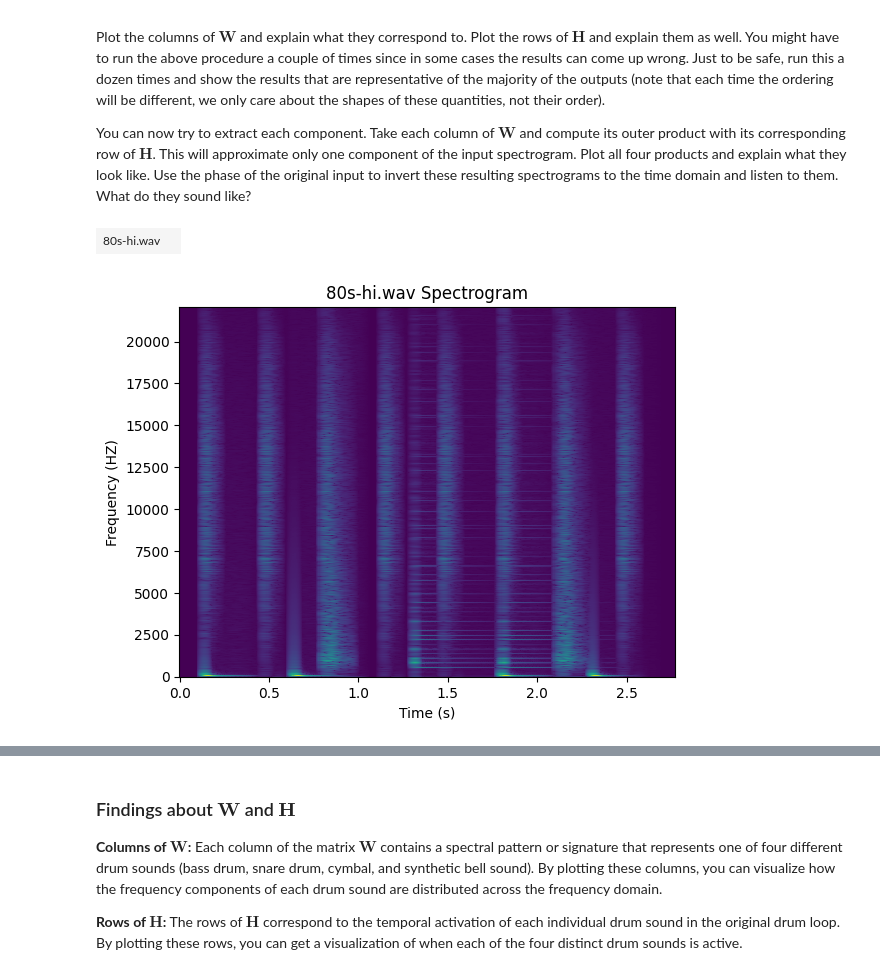
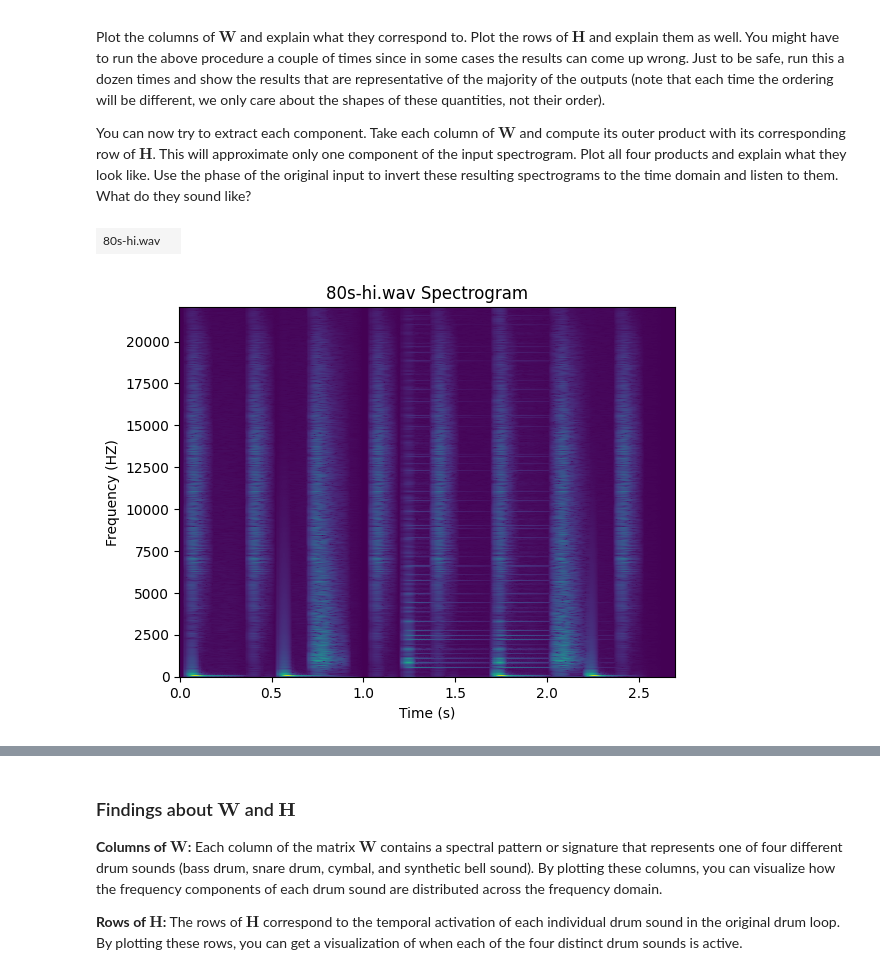
Before and after one commit to aditk3/CS448-Labs, a Jupyter notebook: Lab 10/Lab 10 - Spectral Factorizations.ipynb, the cells around one changed output, grey strips where cells are left out. Drawn from its saved outputs; the diff is of its cells as text; code cells hidden in the pictures.

```diff
--- a/Lab 10/Lab 10 - Spectral Factorizations.ipynb
+++ b/Lab 10/Lab 10 - Spectral Factorizations.ipynb
@@ -66,27 +76,24 @@ def stft(input_sound, dft_size, hop_size, zero_pad, window):
     frames = np.array(frames, dtype=float)
 
     # Compute the DFT of each frame
-    dft_frames = np.fft.rfft(frames, dft_size + zero_pad)
+    dft_frames = rfft(frames, dft_size + zero_pad)
     return dft_frames
 
 
 # ISTFT from Lab 1
 def istft(input_sound, dft_size, hop_size, zero_pad, window):
+    # Calculate the length of the output signal
     signal_length = hop_size * (len(input_sound) - 1) + dft_size + zero_pad
     signal = np.zeros(signal_length, dtype=complex)
 
+    # Iterate over the input_sound rows
     for idx, row in enumerate(input_sound):
+        # Compute the inverse real FFT and apply the window function
         frame = np.multiply(irfft(row, dft_size + zero_pad)[:dft_size], window)
+        # Add the frame to the output signal
         signal[idx * hop_size:idx * hop_size + dft_size] += frame
 
     return signal
-
-
-# STFT Parameters
-DFT_SIZE = 4096
-HOP_SIZE = 256
-ZERO_PAD = 0
-WINDOW = np.hanning(DFT_SIZE)
 # %% [markdown]
 ## Part 1. Learning Spectral Components
 # %% [markdown]
@@ -109,20 +116,33 @@ Plot the columns of $\mathbf{W}$ and explain what they correspond to. Plot the r
 
 You can now try to extract each component. Take each column of $\mathbf{W}$ and compute its outer product with its corresponding row of $\mathbf{H}$. This will approximate only one component of the input spectrogram. Plot all four products and explain what they look like. Use the phase of the original input to invert these resulting spectrograms to the time domain and listen to them. What do they sound like?
 # %%
+# STFT Parameters
+DFT_SIZE = 4096
+HOP_SIZE = 256
+ZERO_PAD = 0
+WINDOW = np.hanning(DFT_SIZE)
+
+GRAPH_COLORS = ['tab:blue', 'tab:orange', 'tab:green', 'tab:red']
+
+
 # Load the audio file
 fs, drums = wavfile.read("./data/80s-hi.wav")
 drums = normalize_signal(drums)
 sound(drums, fs, "80s-hi.wav")
 
 # Padding the signal
-zeros = np.zeros(DFT_SIZE*2)
-drums = np.concatenate((zeros, drums))
+drums = np.concatenate((np.zeros(5000), drums))
 
 F = stft(drums, DFT_SIZE, HOP_SIZE, ZERO_PAD, WINDOW).T
-plot_spectrogram(F.T, DFT_SIZE, HOP_SIZE, ZERO_PAD, fs, title="80s-hi.wav Spectrogram")
+plot_spectrogram(F.T,
+                 DFT_SIZE,
+                 HOP_SIZE,
+                 ZERO_PAD,
+                 fs,
+                 title="80s-hi.wav Spectrogram")
 # %% [output]
 | 80s-hi.wav |  |
-[figure, old version]
+[figure, new version]
 # %%
 K = 4
 num_rows, num_cols = F.shape
```
Also changed, not shown: parts of 6 cells of this notebook.
